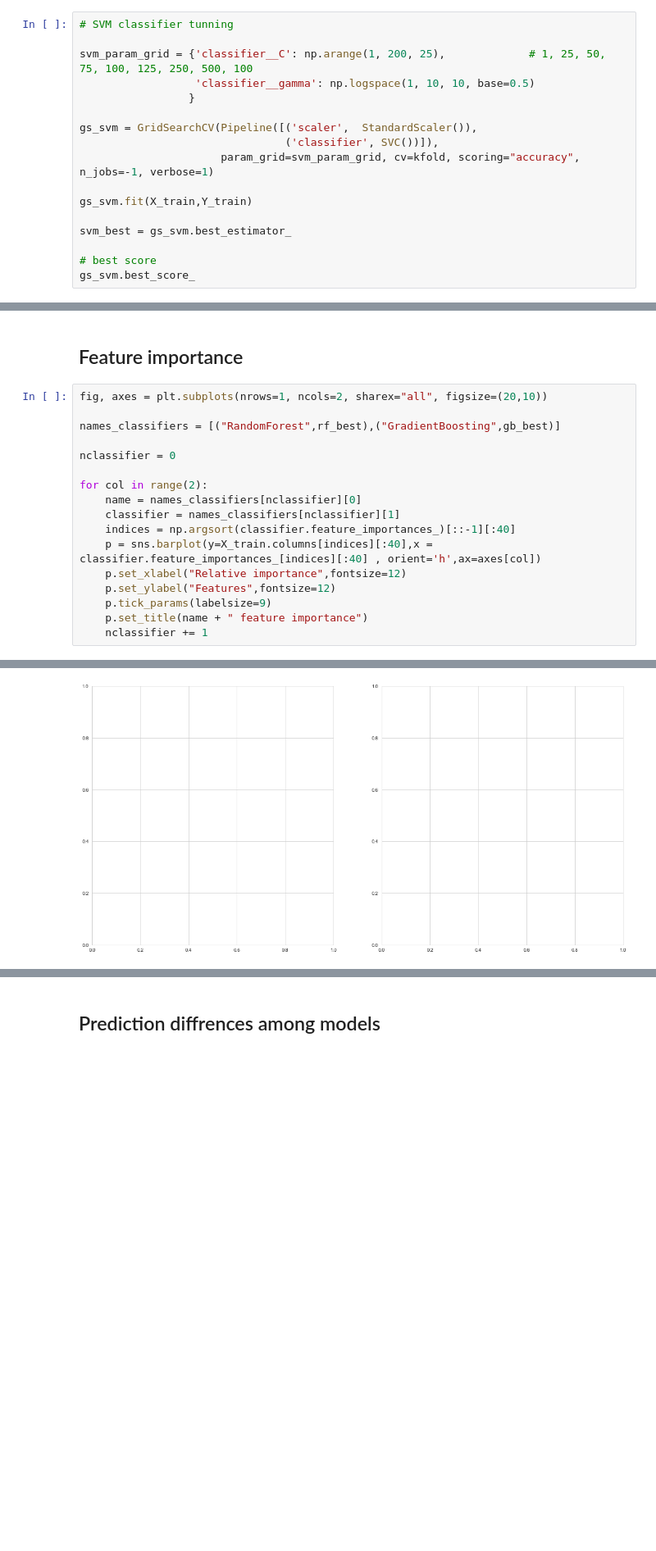
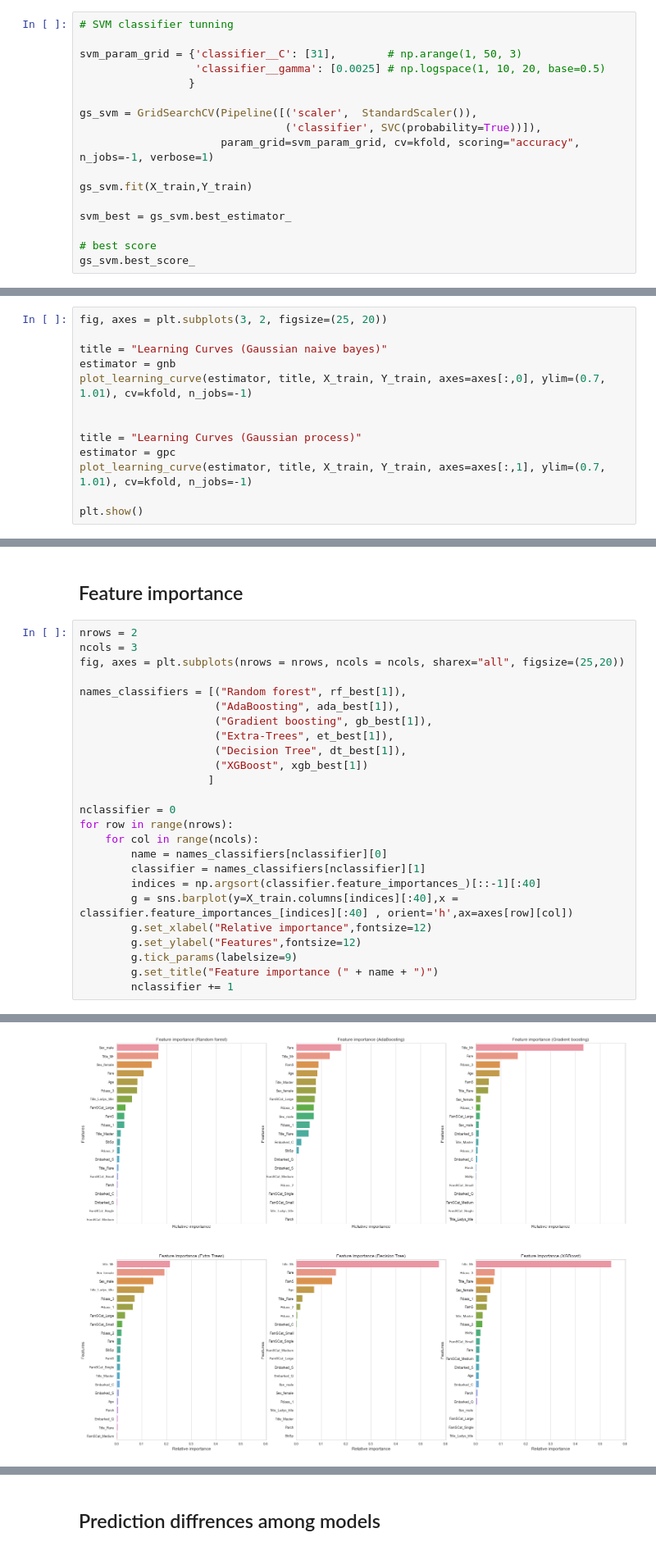
Before and after one commit to mmaku/Kaggle_titanic, a Jupyter notebook: 11 Titanic.ipynb, the cells around one changed output, grey strips where cells are left out. Shown at 82% size. Saved outputs shown, nothing was run; the diff lists cells and outputs as text; blank space fills up the shorter version.

```diff
--- a/11 Titanic.ipynb
+++ b/11 Titanic.ipynb
@@ -1135,12 +1004,12 @@ MLPClassifier(activation='logistic', alpha=0.0001, batch_size='auto',
 # %%
 # SVM classifier tunning
 
-svm_param_grid = {'classifier__C': np.arange(1, 200, 25),             # 1, 25, 50, 75, 100, 125, 250, 500, 100
-                  'classifier__gamma': np.logspace(1, 10, 10, base=0.5)
+svm_param_grid = {'classifier__C': [31],        # np.arange(1, 50, 3)
+                  'classifier__gamma': [0.0025] # np.logspace(1, 10, 20, base=0.5)
                  }
 
 gs_svm = GridSearchCV(Pipeline([('scaler',  StandardScaler()),
-                                ('classifier', SVC())]),
+                                ('classifier', SVC(probability=True))]),
                       param_grid=svm_param_grid, cv=kfold, scoring="accuracy", n_jobs=-1, verbose=1)
 
 gs_svm.fit(X_train,Y_train)
@@ -1288,0 +1272,13 @@ p = plot_learning_curve(xgb_best, "XGBoost learning curves", X_train, Y_train, c
+# %%
+fig, axes = plt.subplots(3, 2, figsize=(25, 20))
+
+title = "Learning Curves (Gaussian naive bayes)"
+estimator = gnb
+plot_learning_curve(estimator, title, X_train, Y_train, axes=axes[:,0], ylim=(0.7, 1.01), cv=kfold, n_jobs=-1)
+
+
+title = "Learning Curves (Gaussian process)"
+estimator = gpc
+plot_learning_curve(estimator, title, X_train, Y_train, axes=axes[:,1], ylim=(0.7, 1.01), cv=kfold, n_jobs=-1)
+
+plt.show()
@@ -1289,20 +1287,28 @@ p = plot_learning_curve(xgb_best, "XGBoost learning curves", X_train, Y_train, c
 # %% [markdown]
 ##  Feature importance
 # %%
-fig, axes = plt.subplots(nrows=1, ncols=2, sharex="all", figsize=(20,10))
+nrows = 2
+ncols = 3
+fig, axes = plt.subplots(nrows = nrows, ncols = ncols, sharex="all", figsize=(25,20))
 
-names_classifiers = [("RandomForest",rf_best),("GradientBoosting",gb_best)]
+names_classifiers = [("Random forest", rf_best[1]),
+                     ("AdaBoosting", ada_best[1]),
+                     ("Gradient boosting", gb_best[1]),
+                     ("Extra-Trees", et_best[1]),
+                     ("Decision Tree", dt_best[1]),
+                     ("XGBoost", xgb_best[1])
+                    ]
 
 nclassifier = 0
-
-for col in range(2):
-    name = names_classifiers[nclassifier][0]
-    classifier = names_classifiers[nclassifier][1]
-    indices = np.argsort(classifier.feature_importances_)[::-1][:40]
-    p = sns.barplot(y=X_train.columns[indices][:40],x = classifier.feature_importances_[indices][:40] , orient='h',ax=axes[col])
-    p.set_xlabel("Relative importance",fontsize=12)
-    p.set_ylabel("Features",fontsize=12)
-    p.tick_params(labelsize=9)
-    p.set_title(name + " feature importance")
-    nclassifier += 1
+for row in range(nrows):
+    for col in range(ncols):
+        name = names_classifiers[nclassifier][0]
+        classifier = names_classifiers[nclassifier][1]
+        indices = np.argsort(classifier.feature_importances_)[::-1][:40]
+        g = sns.barplot(y=X_train.columns[indices][:40],x = classifier.feature_importances_[indices][:40] , orient='h',ax=axes[row][col])
+        g.set_xlabel("Relative importance",fontsize=12)
+        g.set_ylabel("Features",fontsize=12)
+        g.tick_params(labelsize=9)
+        g.set_title("Feature importance (" + name + ")")
+        nclassifier += 1
 # %% [output]
@@ -1310 +1315 @@ AttributeError: 'Pipeline' object has no attribute 'feature_importances_'
-[figure, old version]
+[figure, new version]
```
Also changed, not shown: parts of 53 cells of this notebook.
